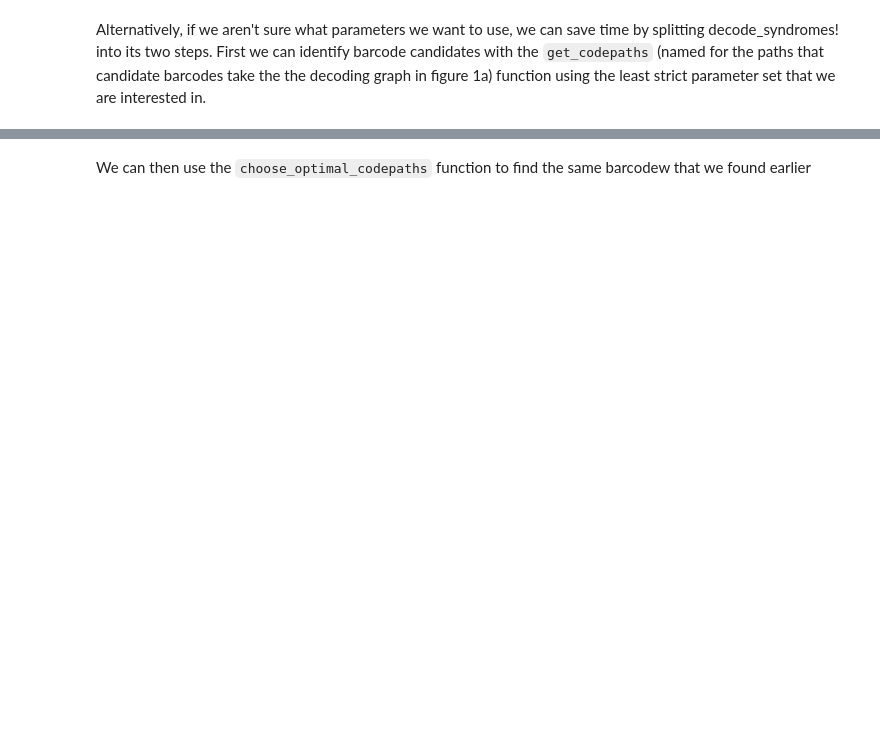
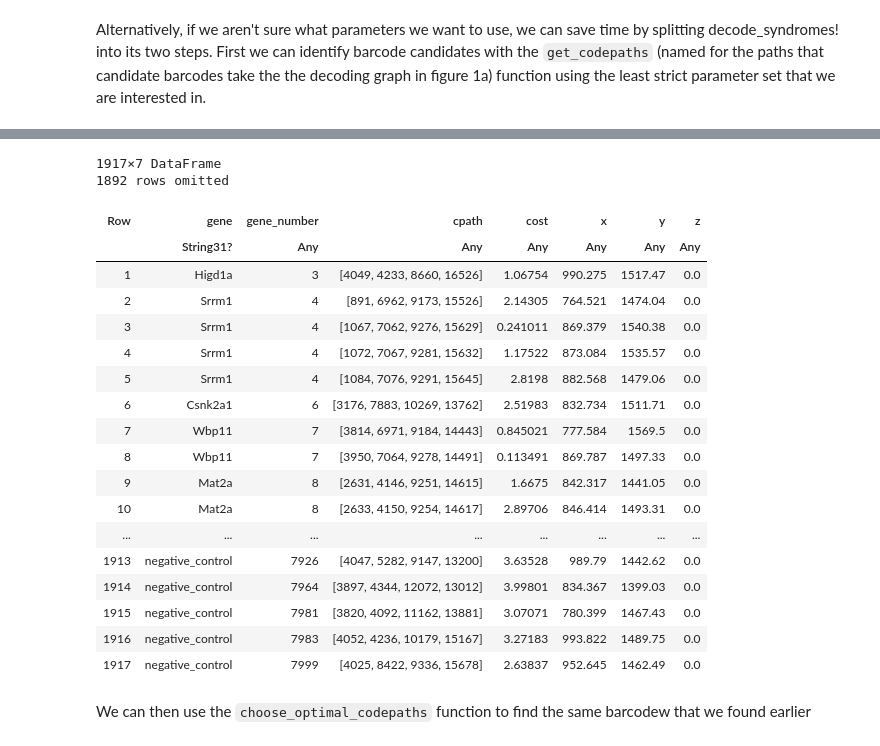
Before and after one commit to CaiGroup/SeqFISHSyndromeDecoding.jl, a Jupyter notebook: example_notebook/example_decode.jl.ipynb, the cells around one changed output, grey strips where cells are left out. Drawn from its saved outputs; the diff is of its cells as text; code cells hidden in the pictures; blank space fills up the shorter version.

````diff
--- a/example_notebook/example_decode.jl.ipynb
+++ b/example_notebook/example_decode.jl.ipynb
@@ -59,3 +123,26 @@ first(candidates, 5)
+# %%
+candidates
+# %% [output]
+1917×7 DataFrame
+1892 rows omitted
+| Row | gene | gene_number | cpath | cost | x | y | z |
+|  | String31? | Any | Any | Any | Any | Any | Any |
+| 1 | Higd1a | 3 | [4049, 4233, 8660, 16526] | 1.06754 | 990.275 | 1517.47 | 0.0 |
+| 2 | Srrm1 | 4 | [891, 6962, 9173, 15526] | 2.14305 | 764.521 | 1474.04 | 0.0 |
+| 3 | Srrm1 | 4 | [1067, 7062, 9276, 15629] | 0.241011 | 869.379 | 1540.38 | 0.0 |
+| 4 | Srrm1 | 4 | [1072, 7067, 9281, 15632] | 1.17522 | 873.084 | 1535.57 | 0.0 |
+| 5 | Srrm1 | 4 | [1084, 7076, 9291, 15645] | 2.8198 | 882.568 | 1479.06 | 0.0 |
+| 6 | Csnk2a1 | 6 | [3176, 7883, 10269, 13762] | 2.51983 | 832.734 | 1511.71 | 0.0 |
+| 7 | Wbp11 | 7 | [3814, 6971, 9184, 14443] | 0.845021 | 777.584 | 1569.5 | 0.0 |
+| 8 | Wbp11 | 7 | [3950, 7064, 9278, 14491] | 0.113491 | 869.787 | 1497.33 | 0.0 |
+| 9 | Mat2a | 8 | [2631, 4146, 9251, 14615] | 1.6675 | 842.317 | 1441.05 | 0.0 |
+| 10 | Mat2a | 8 | [2633, 4150, 9254, 14617] | 2.89706 | 846.414 | 1493.31 | 0.0 |
+| ... | ... | ... | ... | ... | ... | ... | ... |
+| 1913 | negative_control | 7926 | [4047, 5282, 9147, 13200] | 3.63528 | 989.79 | 1442.62 | 0.0 |
+| 1914 | negative_control | 7964 | [3897, 4344, 12072, 13012] | 3.99801 | 834.367 | 1399.03 | 0.0 |
+| 1915 | negative_control | 7981 | [3820, 4092, 11162, 13881] | 3.07071 | 780.399 | 1467.43 | 0.0 |
+| 1916 | negative_control | 7983 | [4052, 4236, 10179, 15167] | 3.27183 | 993.822 | 1489.75 | 0.0 |
+| 1917 | negative_control | 7999 | [4025, 8422, 9336, 15678] | 2.63837 | 952.645 | 1462.49 | 0.0 |
 # %% [markdown]
 We can then use the ```choose_optimal_codepaths``` function to find the same barcodew that we found earlier
 # %%
````
Also changed, not shown: parts of 13 cells of this notebook, 6 other files.
